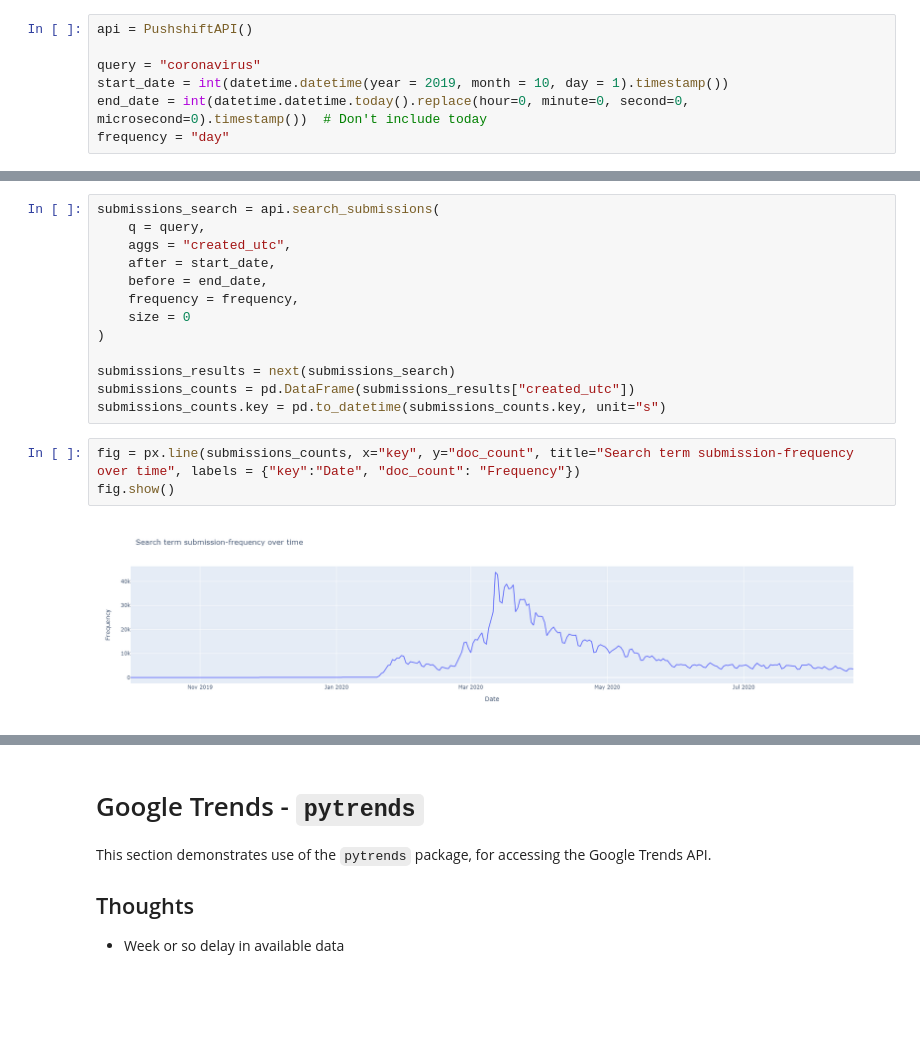
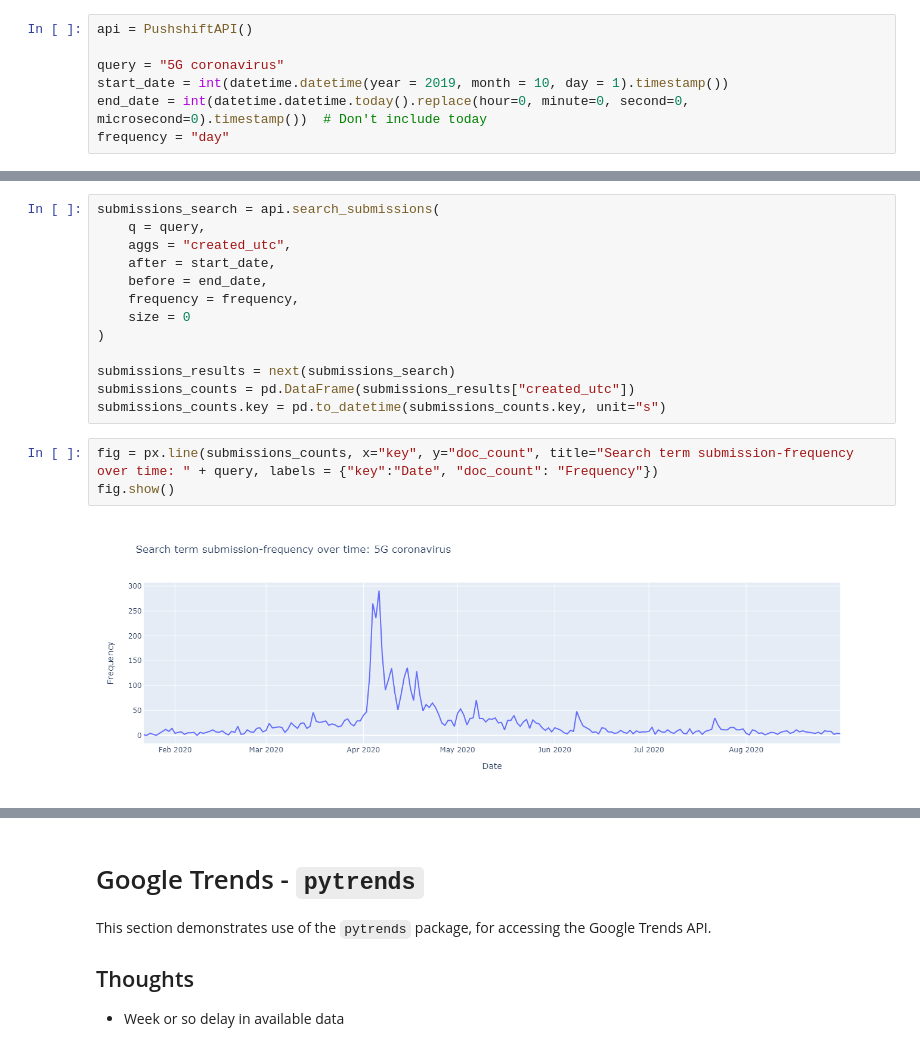
Before and after one commit to DCMSstats/covid-19-disinformation, a Jupyter notebook: analysis/PSAW_search.ipynb, the cells around one changed output, grey strips where cells are left out. Cells and saved outputs as stored; diff of their text form; blank space fills up the shorter version.

```diff
--- a/analysis/PSAW_search.ipynb
+++ b/analysis/PSAW_search.ipynb
@@ -25,7 +25,7 @@ import gdelt
 # %%
 api = PushshiftAPI()
 
-query = "coronavirus"
+query = "5G coronavirus"
 start_date = int(datetime.datetime(year = 2019, month = 10, day = 1).timestamp())
 end_date = int(datetime.datetime.today().replace(hour=0, minute=0, second=0, microsecond=0).timestamp())  # Don't include today
 frequency = "day"
@@ -81,10 +81,10 @@ submissions_results = next(submissions_search)
 submissions_counts = pd.DataFrame(submissions_results["created_utc"])
 submissions_counts.key = pd.to_datetime(submissions_counts.key, unit="s")
 # %%
-fig = px.line(submissions_counts, x="key", y="doc_count", title="Search term submission-frequency over time", labels = {"key":"Date", "doc_count": "Frequency"})
+fig = px.line(submissions_counts, x="key", y="doc_count", title="Search term submission-frequency over time: " + query, labels = {"key":"Date", "doc_count": "Frequency"})
 fig.show()
 # %% [output]
-[figure, old version]
+[figure, new version]
 # %%
 max_count = max(submissions_counts.doc_count)
 max_date = submissions_counts.query('doc_count=={0}'.format(max_count))['key']
```
Also changed, not shown: parts of 13 cells of this notebook.
